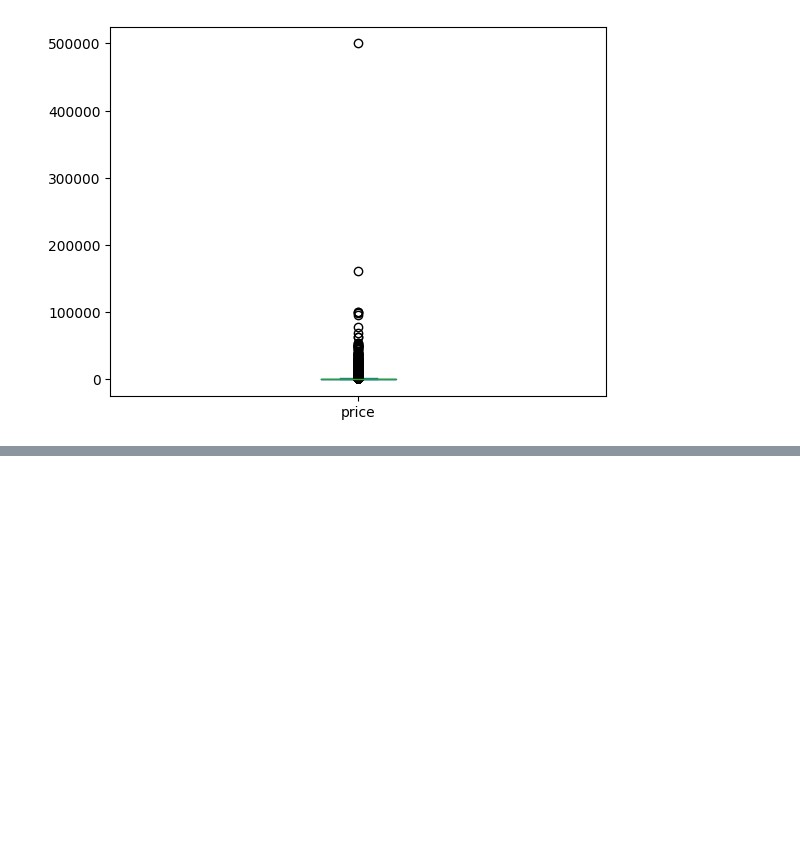
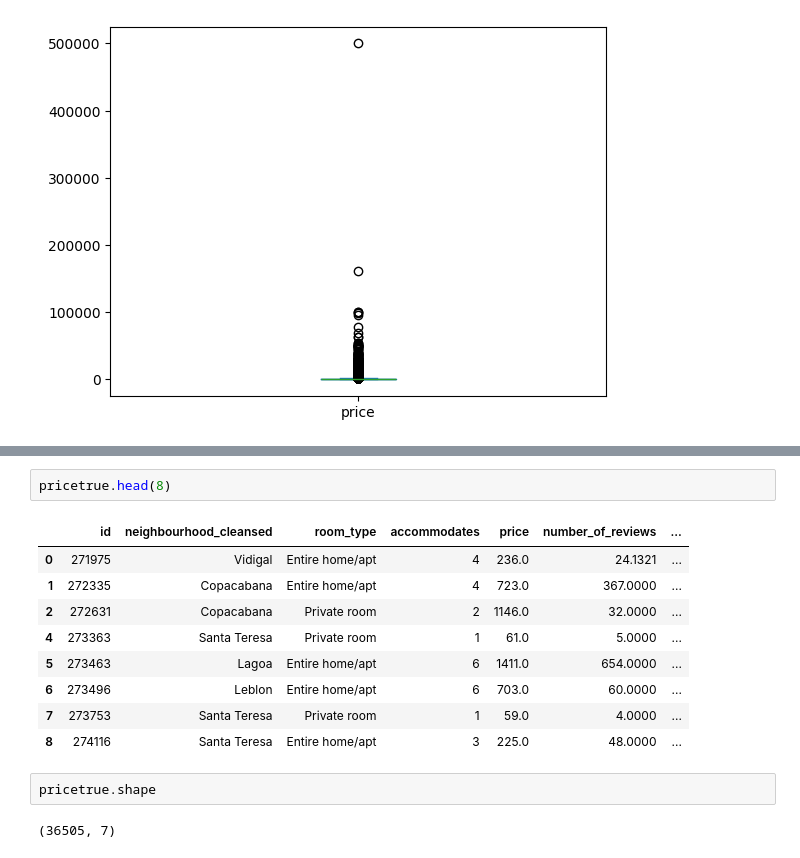
Before and after one commit to dingosin/analisedados, a Jupyter notebook: Aulas/analisedados.ipynb, the cells around one changed output, grey strips where cells are left out. Cells and saved outputs as stored; diff of their text form; blank space fills up the shorter version.

```diff
--- a/Aulas/analisedados.ipynb
+++ b/Aulas/analisedados.ipynb
@@ -198,0 +278,16 @@ dfmain['price'].plot(kind="box")
+# %%
+pricetrue.head(8)
+# %% [output]
+|  | id | neighbourhood_cleansed | room_type | accommodates | price | number_of_reviews | ... |
+| 0 | 271975 | Vidigal | Entire home/apt | 4 | 236.0 | 24.1321 | ... |
+| 1 | 272335 | Copacabana | Entire home/apt | 4 | 723.0 | 367.0000 | ... |
+| 2 | 272631 | Copacabana | Private room | 2 | 1146.0 | 32.0000 | ... |
+| 4 | 273363 | Santa Teresa | Private room | 1 | 61.0 | 5.0000 | ... |
+| 5 | 273463 | Lagoa | Entire home/apt | 6 | 1411.0 | 654.0000 | ... |
+| 6 | 273496 | Leblon | Entire home/apt | 6 | 703.0 | 60.0000 | ... |
+| 7 | 273753 | Santa Teresa | Private room | 1 | 59.0 | 4.0000 | ... |
+| 8 | 274116 | Santa Teresa | Entire home/apt | 3 | 225.0 | 48.0000 | ... |
+# %%
+pricetrue.shape
+# %% [output]
+(36505, 7)
```
Also changed, not shown: parts of 50 cells of this notebook.
